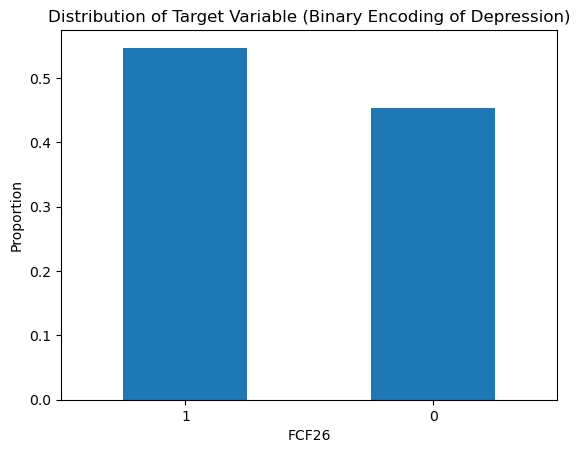
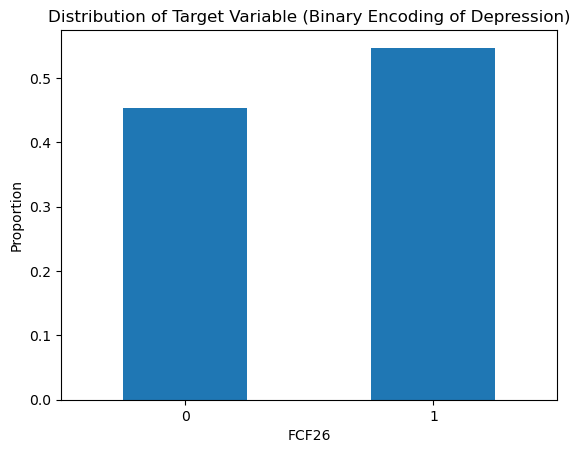
The notebook cell's code change between the first figure and the second:
--- before
+++ after
@@ -1,5 +1,5 @@
 # Plot the distribution of the binary target variable
 # Display the proportion of children with (1) and without (0) depressive symptoms
-df_train["FCF26"].value_counts(normalize=True).plot(kind="bar")
+df_train["FCF26"].value_counts(normalize=True).sort_index().plot(kind="bar")
 plt.title("Distribution of Target Variable (Binary Encoding of Depression)")
 plt.ylabel("Proportion")

Commit: Typos and plot fixed